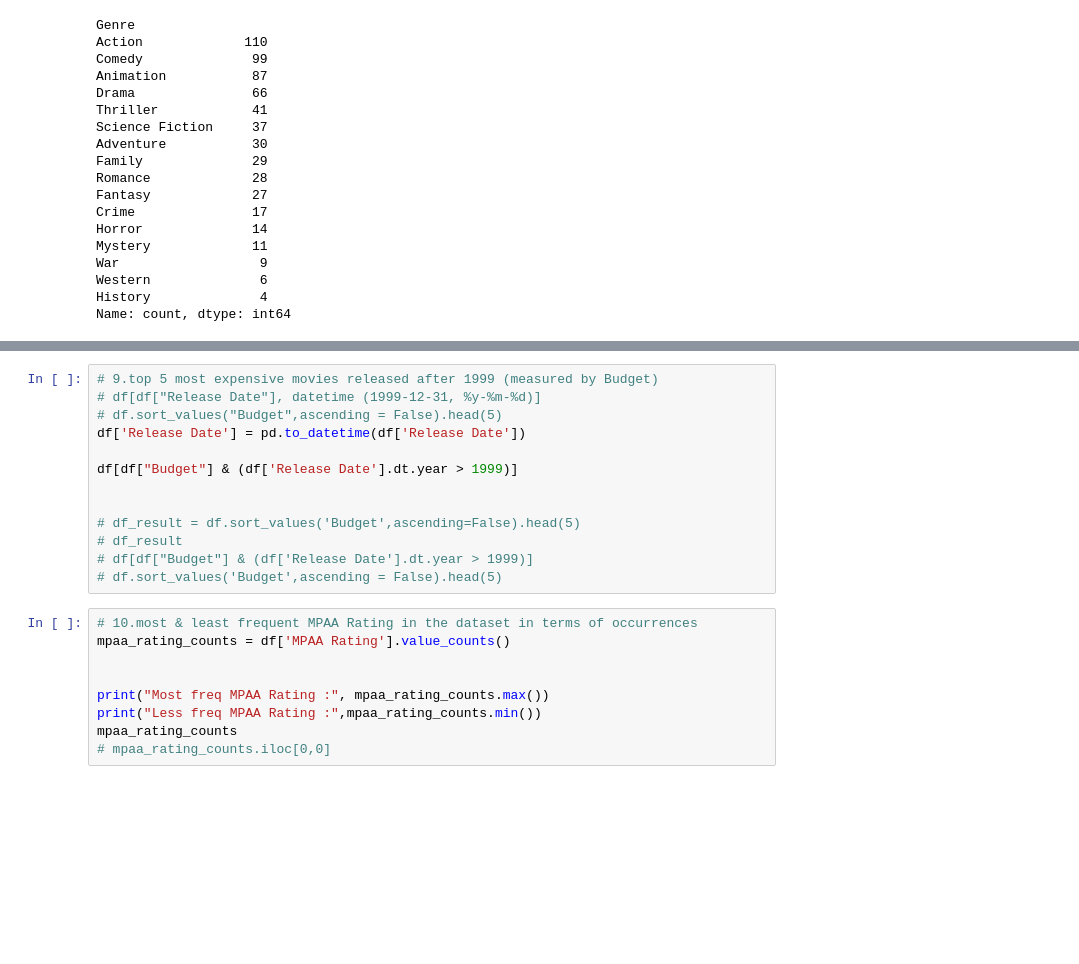
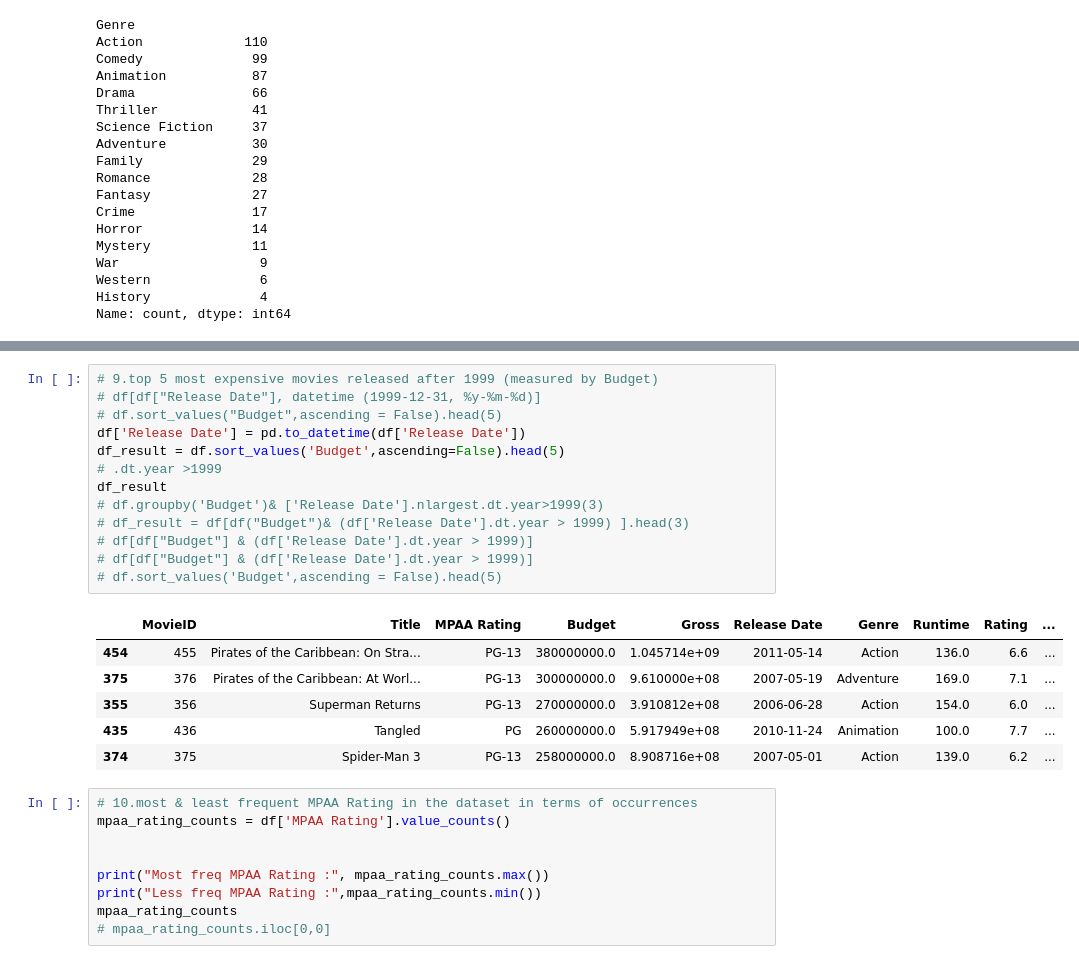
Before and after one commit to Sudha25a/Projects, a Jupyter notebook: pandas ex .ipynb, the cells around one changed output, grey strips where cells are left out. Drawn from its saved outputs; the diff is of its cells as text; blank space fills up the shorter version.

```diff
--- a/pandas ex .ipynb
+++ b/pandas ex .ipynb
@@ -417,16 +436,23 @@ Name: count, dtype: int64
 # %%
 # 9.top 5 most expensive movies released after 1999 (measured by Budget)
 # df[df["Release Date"], datetime (1999-12-31, %y-%m-%d)]
 # df.sort_values("Budget",ascending = False).head(5)
 df['Release Date'] = pd.to_datetime(df['Release Date'])
-
-df[df["Budget"] & (df['Release Date'].dt.year > 1999)]
-
-
-# df_result = df.sort_values('Budget',ascending=False).head(5)
-# df_result
+df_result = df.sort_values('Budget',ascending=False).head(5)
+# .dt.year >1999
+df_result
+# df.groupby('Budget')& ['Release Date'].nlargest.dt.year>1999(3)
+# df_result = df[df("Budget")& (df['Release Date'].dt.year > 1999) ].head(3)
+# df[df["Budget"] & (df['Release Date'].dt.year > 1999)]
 # df[df["Budget"] & (df['Release Date'].dt.year > 1999)]
 # df.sort_values('Budget',ascending = False).head(5)
+# %% [output]
+|  | MovieID | Title | MPAA Rating | Budget | Gross | Release Date | Genre | Runtime | Rating | ... |
+| 454 | 455 | Pirates of the Caribbean: On Stra... | PG-13 | 380000000.0 | 1.045714e+09 | 2011-05-14 | Action | 136.0 | 6.6 | ... |
+| 375 | 376 | Pirates of the Caribbean: At Worl... | PG-13 | 300000000.0 | 9.610000e+08 | 2007-05-19 | Adventure | 169.0 | 7.1 | ... |
+| 355 | 356 | Superman Returns | PG-13 | 270000000.0 | 3.910812e+08 | 2006-06-28 | Action | 154.0 | 6.0 | ... |
+| 435 | 436 | Tangled | PG | 260000000.0 | 5.917949e+08 | 2010-11-24 | Animation | 100.0 | 7.7 | ... |
+| 374 | 375 | Spider-Man 3 | PG-13 | 258000000.0 | 8.908716e+08 | 2007-05-01 | Action | 139.0 | 6.2 | ... |
 # %%
 # 10.most & least frequent MPAA Rating in the dataset in terms of occurrences
 mpaa_rating_counts = df['MPAA Rating'].value_counts()
```
Also changed, not shown: parts of 2 cells of this notebook.
